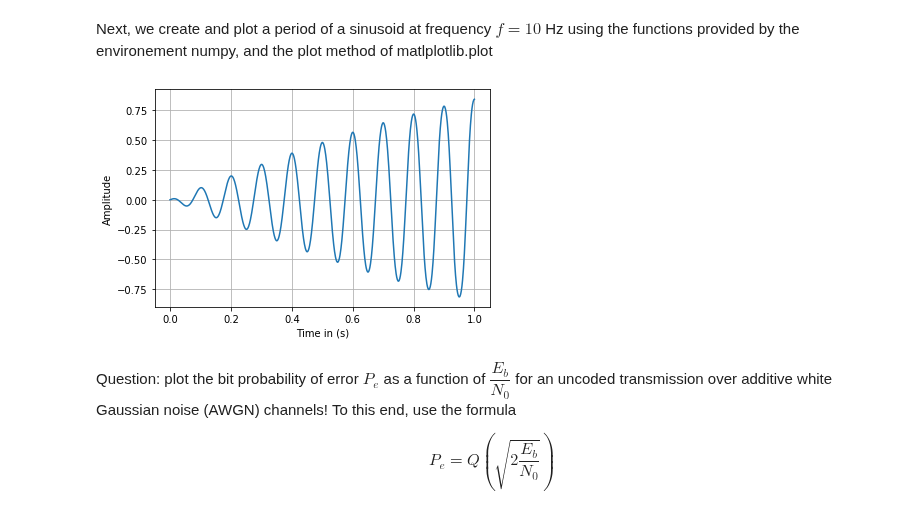
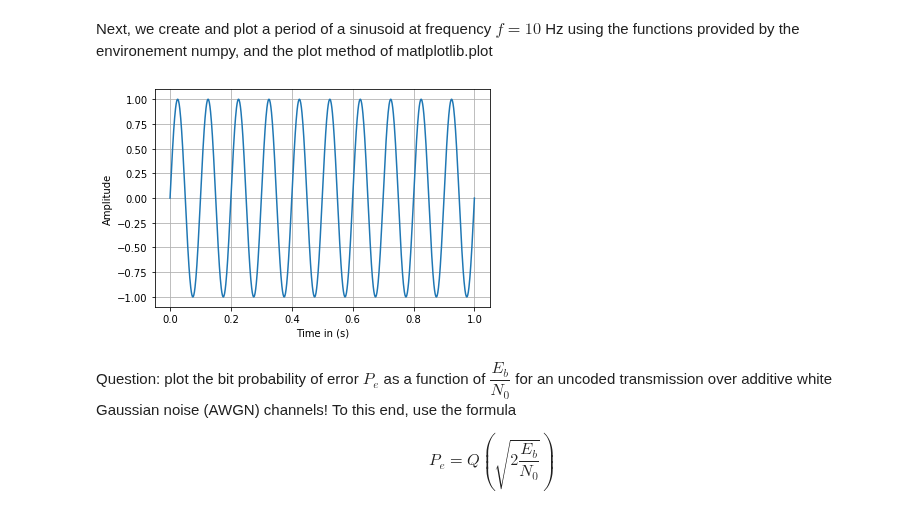
Before and after one commit to graille/ITR315-deep-telecom, a Jupyter notebook: 1- Python basics and communication chains.ipynb, the cells around one changed output. Drawn from its saved outputs; the diff is of its cells as text; code cells hidden in the pictures.

```diff
--- a/1- Python basics and communication chains.ipynb
+++ b/1- Python basics and communication chains.ipynb
@@ -17,14 +17,14 @@ Next, we create and plot a period of a sinusoid at frequency $f = 10$ Hz using t
 # %%
 Freq = 10 # frequency in Hz
 time = np.linspace(0,1,1000) # create a time array
-signal_interest = np.sin(time*np.cos(2*np.pi*Freq*time)) # compute the sinusoid as a function of this time array
+signal_interest = np.sin(2*np.pi*Freq*time) # compute the sinusoid as a function of this time array
 
 plt.plot(time,signal_interest) # plot the result
 plt.xlabel('Time in (s)') # xlabel
 plt.ylabel('Amplitude') # ylabel
 plt.grid(True) # grid on
 # %% [output]
-[figure, old version]
+[figure, new version]
 # %% [markdown]
 Question: plot the bit probability of error $P_e$ as a function of $\dfrac{E_b}{N_0}$ for an uncoded transmission over additive white Gaussian noise (AWGN) channels! To this end, use the formula $$ P_e = Q \left(\sqrt{2\dfrac{E_b}{N_0}} \right)$$
 # %%
```
Also changed, not shown: parts of 1 cell of this notebook.
